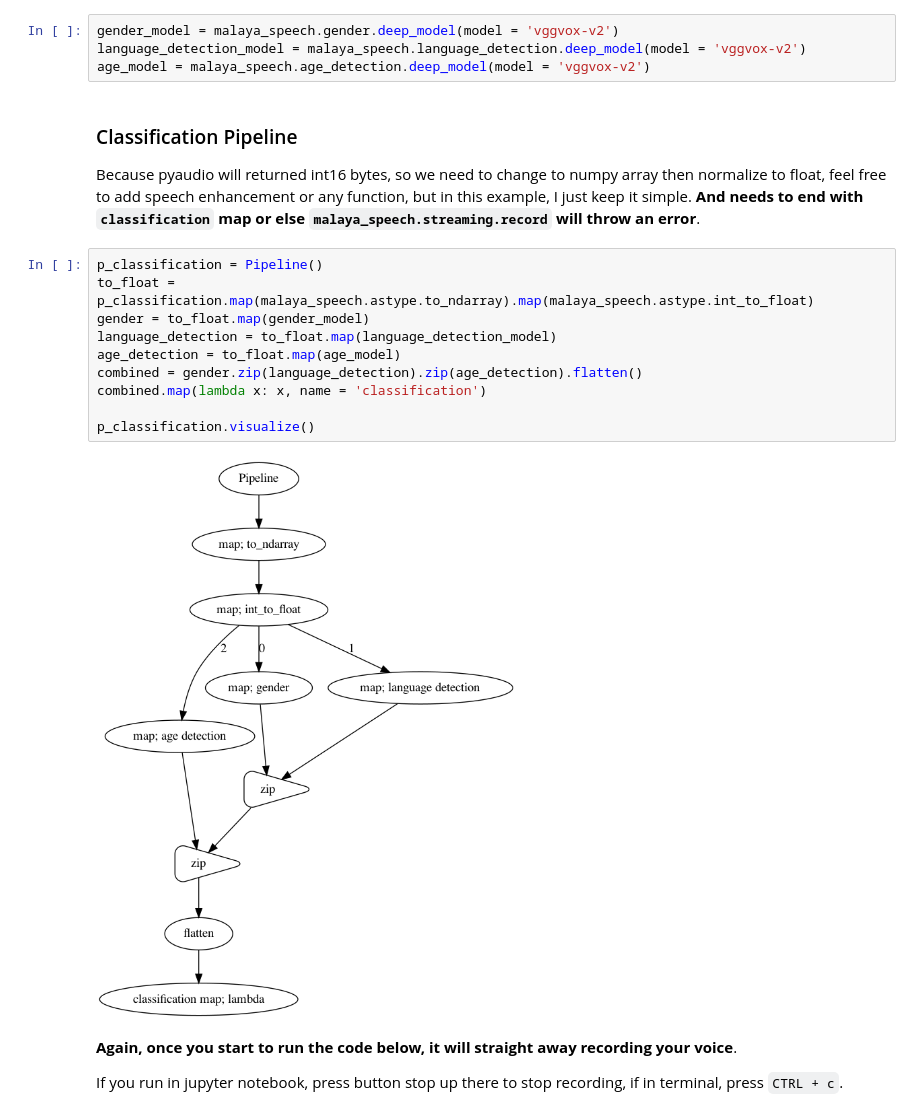
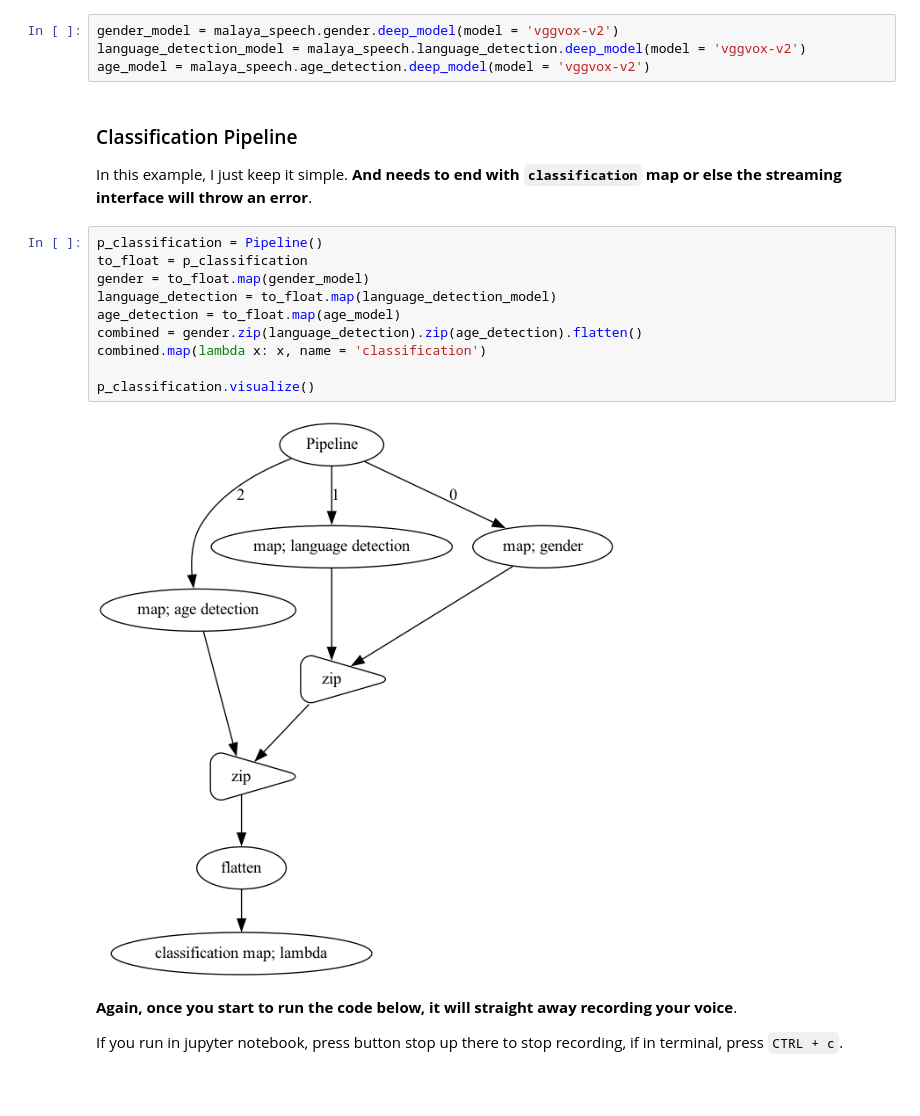
Before and after one commit to mesolitica/malaya-speech, a Jupyter notebook: docs/realtime-classification.ipynb, the cells around one changed output. Saved outputs shown, nothing was run; the diff lists cells and outputs as text; blank space fills up the shorter version.

```diff
--- a/docs/realtime-classification.ipynb
+++ b/docs/realtime-classification.ipynb
@@ -111,19 +113,19 @@ age_model = malaya_speech.age_detection.deep_model(model = 'vggvox-v2')
 # %% [markdown]
 ### Classification Pipeline
 
-Because pyaudio will returned int16 bytes, so we need to change to numpy array then normalize to float, feel free to add speech enhancement or any function, but in this example, I just keep it simple. **And needs to end with `classification` map or else `malaya_speech.streaming.record` will throw an error**.
+In this example, I just keep it simple. **And needs to end with `classification` map or else the streaming interface will throw an error**.
 # %%
 p_classification = Pipeline()
-to_float = p_classification.map(malaya_speech.astype.to_ndarray).map(malaya_speech.astype.int_to_float)
+to_float = p_classification
 gender = to_float.map(gender_model)
 language_detection = to_float.map(language_detection_model)
 age_detection = to_float.map(age_model)
 combined = gender.zip(language_detection).zip(age_detection).flatten()
 combined.map(lambda x: x, name = 'classification')
 
 p_classification.visualize()
 # %% [output]
-[figure, old version]
+[figure, new version]
 # %% [markdown]
 **Again, once you start to run the code below, it will straight away recording your voice**.
 
```
Also changed, not shown: parts of 11 cells of this notebook, 22 other files.
